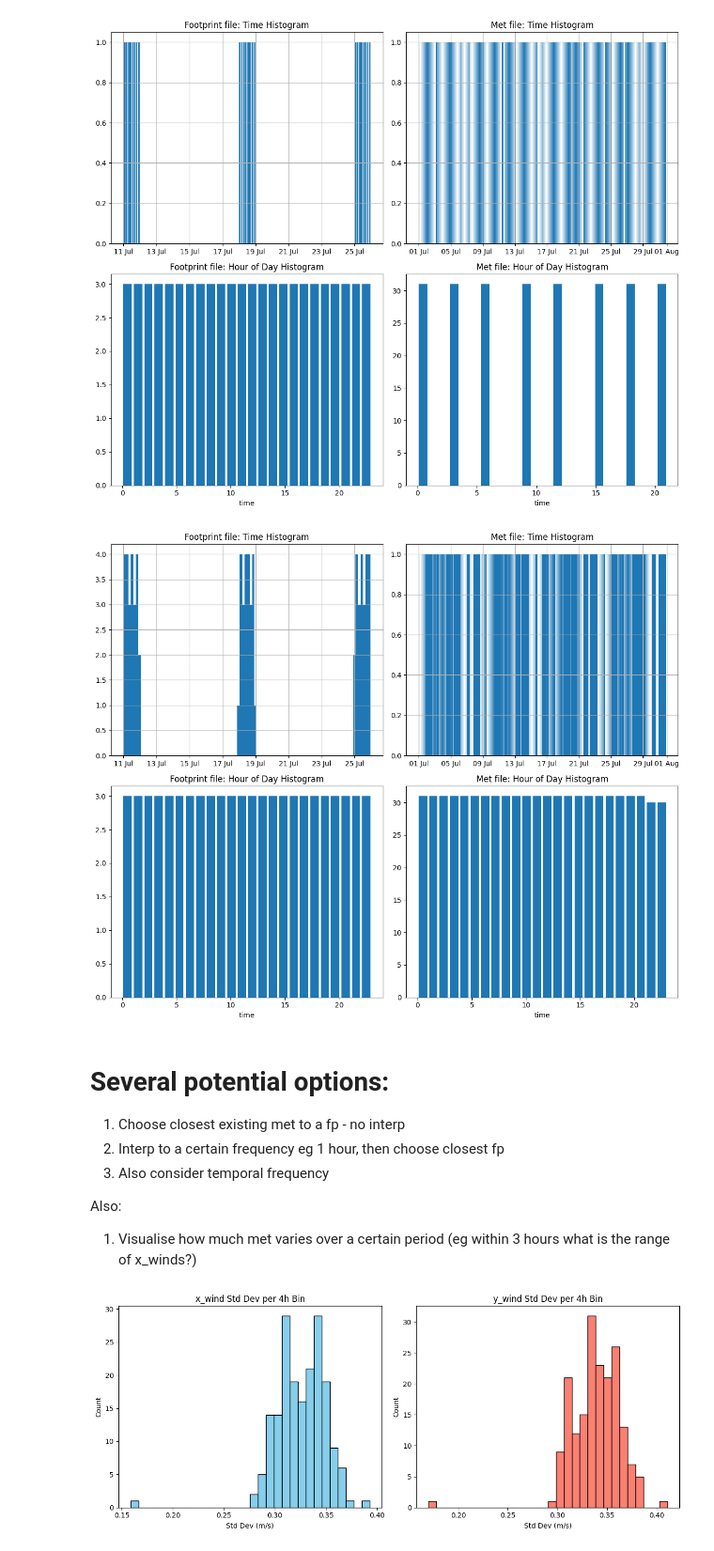
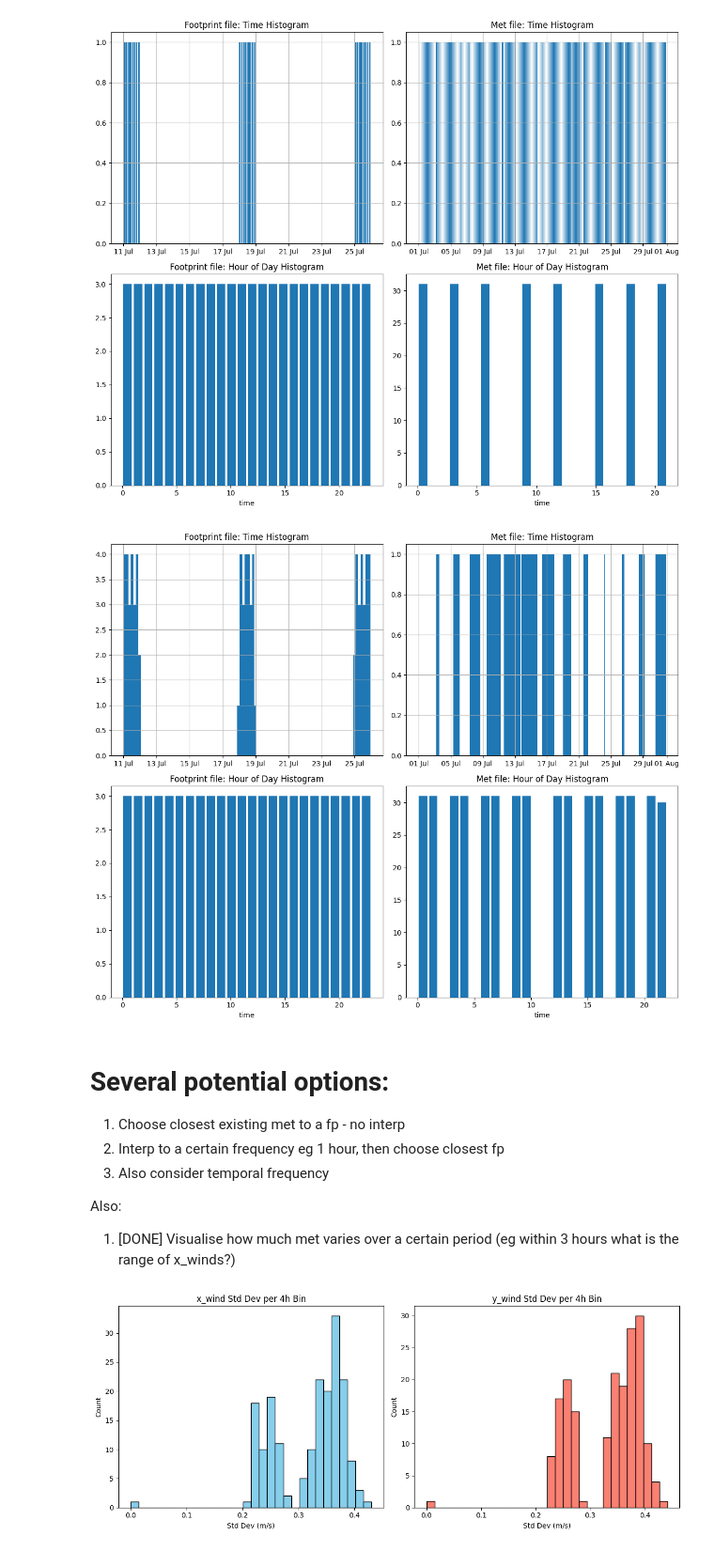
Before and after one commit to GATES-Lab/GATES_LPDM_emulator, a Jupyter notebook: met_interp_load.ipynb, the cells around one changed output. Shown at 94% size. Saved outputs shown, nothing was run; the diff lists cells and outputs as text; code cells hidden in the pictures.

```diff
--- a/met_interp_load.ipynb
+++ b/met_interp_load.ipynb
@@ -62,13 +62,13 @@ def interpolate_met_time(ds, interval_minutes=60):
     # Create new time index at desired interval
     time_min = ds['time'].values[0]
     time_max = ds['time'].values[-1]
-    new_time = pd.date_range(start=time_min, end=time_max, freq=f'{interval_minutes}T')
+    new_time = pd.date_range(start=time_min, end=time_max, freq=f'{interval_minutes}min')
 
     # Interpolate all variables along the time dimension
     ds_interp = ds.interp(time=new_time)
     return ds_interp
 # %%
-met_interp = interpolate_met_time(met_ds, interval_minutes=15)
+met_interp = interpolate_met_time(met_ds, interval_minutes=90)
 # %%
 # Visualise fp and met datasets
 
@@ -92,7 +92,7 @@ axs[0, 1].xaxis.set_major_formatter(date_formatter)
 plt.tight_layout()
 plt.show()
 # %% [output]
-[figure, old version]
+[figure, new version]
 # %% [markdown]
 # Several potential options:
 1) Choose closest existing met to a fp - no interp
@@ -100,37 +100,37 @@ plt.show()
 3) Also consider temporal frequency
 
 Also:
-1) Visualise how much met varies over a certain period (eg within 3 hours what is the range of x_winds?)
+1) [DONE] Visualise how much met varies over a certain period (eg within 3 hours what is the range of x_winds?)
 # %%
 # Set the bin size in hours
 bin_hours = 4
 
 # Resample met_interp along the time dimension
 # We'll calculate the standard deviation (variation) within each bin for x_wind and y_wind at the lowest model level
 level0 = met_interp.model_level_number.values[0]
 
-x_wind_var = met_interp['x_wind'].sel(model_level_number=level0).resample(time=f'{bin_hours}H').std(dim='time')
-y_wind_var = met_interp['y_wind'].sel(model_level_number=level0).resample(time=f'{bin_hours}H').std(dim='time')
+x_wind_var = met_interp['x_wind'].sel(model_level_number=level0).resample(time=f'{bin_hours}h').std(dim='time')
+y_wind_var = met_interp['y_wind'].sel(model_level_number=level0).resample(time=f'{bin_hours}h').std(dim='time')
 
 # For simplicity, take the mean variation over all lat/lon for each bin
 x_wind_var_mean = x_wind_var.mean(dim=['latitude', 'longitude']).values
 y_wind_var_mean = y_wind_var.mean(dim=['latitude', 'longitude']).values
 
 # Plot histograms of the variations
 fig, axs = plt.subplots(1, 2, figsize=(12, 5))
 axs[0].hist(x_wind_var_mean, bins=30, color='skyblue', edgecolor='k')
 axs[0].set_title(f'x_wind Std Dev per {bin_hours}h Bin')
 axs[0].set_xlabel('Std Dev (m/s)')
 axs[0].set_ylabel('Count')
 
 axs[1].hist(y_wind_var_mean, bins=30, color='salmon', edgecolor='k')
 axs[1].set_title(f'y_wind Std Dev per {bin_hours}h Bin')
 axs[1].set_xlabel('Std Dev (m/s)')
 axs[1].set_ylabel('Count')
 
 plt.tight_layout()
 plt.show()
 # %% [output]
-[figure, old version]
+[figure, new version]
 # %%
 # Loop over a range of bin_hours and collect mean/std of wind and pressure variations
```
Also changed, not shown: parts of 7 cells of this notebook.
